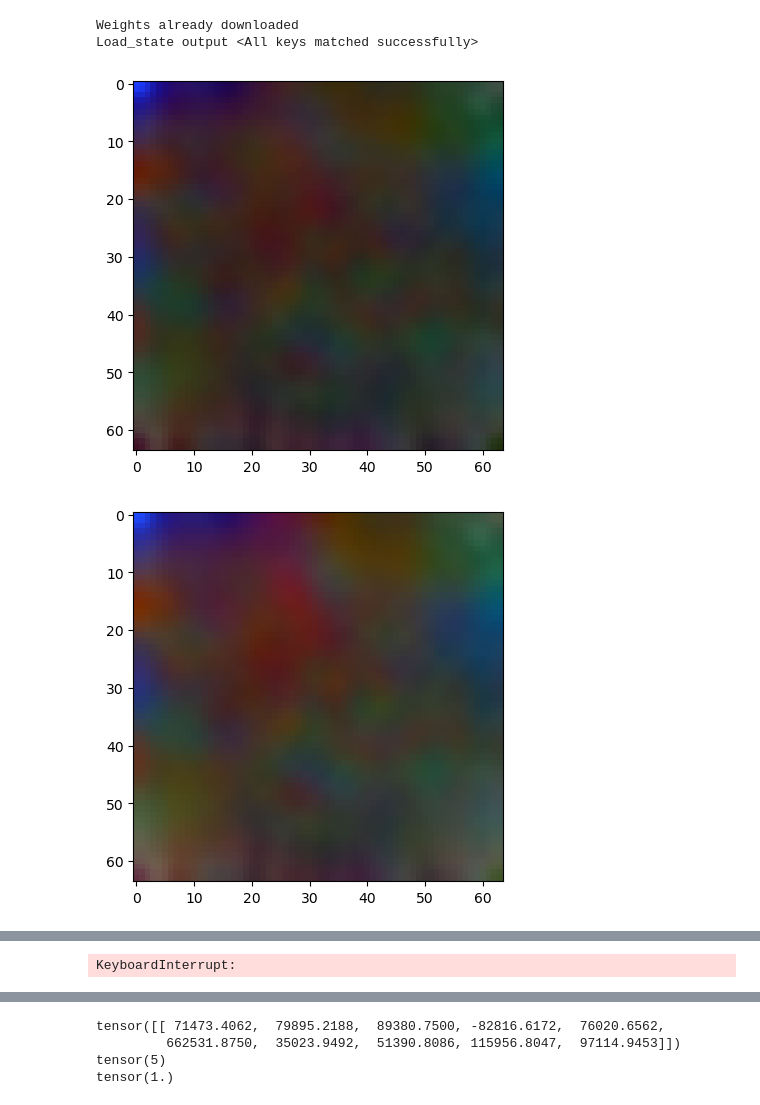
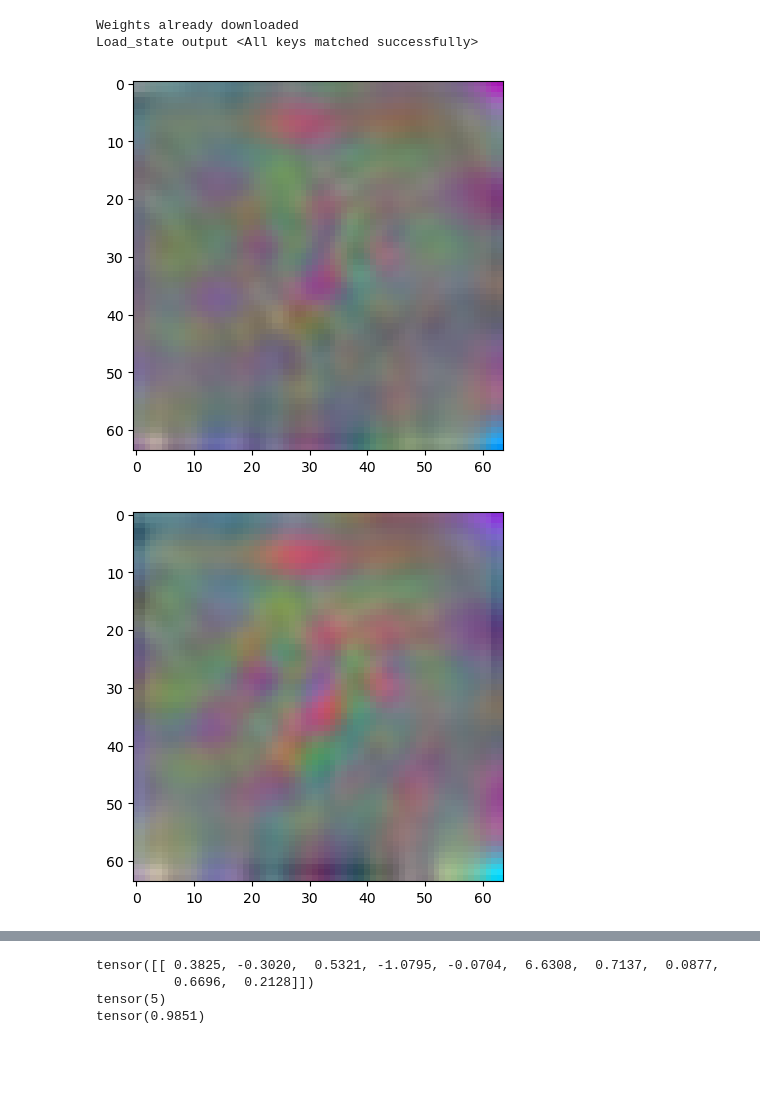
Before and after one commit to V-G-spec/DLProject-MLP, a Jupyter notebook: Experiments/Charles/MLP/B_12_W_1024.ipynb, the cells around one changed output, grey strips where cells are left out. Cells and saved outputs as stored; diff of their text form; code cells hidden in the pictures; blank space fills up the shorter version.

```diff
--- a/Experiments/Charles/MLP/B_12_W_1024.ipynb
+++ b/Experiments/Charles/MLP/B_12_W_1024.ipynb
@@ -66,7 +62,7 @@ start_step_size = 0.001
 end_step_size = 0.001
 
 
-start_sig = 1 #was 1 Having a decaying sigma seems to yield better results
+start_sig = 0.5 #was 1 Having a decaying sigma seems to yield better results
 end_sig = 0.5
 jitter = 7 # Jitter doesn't seem to help too much
 theta_decay = 0.0001 # Theta decay seems to help (0.02 seems good)
@@ -80,33 +76,33 @@ for epoch in range(epochs):
   model.zero_grad()
   if input.grad != None:
     input.grad.zero_()
   y_pred = model.forward(input)
   #print(y_pred[0,idx])
   y_pred[0,idx].backward()
 
   g = input.grad
   # ox, oy = np.random.randint(-jitter, jitter+1, 2)
 
   with torch.no_grad():
 
     step_size = start_step_size + ((end_step_size - start_step_size) * epoch) / epochs
     input += step_size/np.abs(g).mean() * g
 
     # input = input.roll( ox, -1) # apply jitter shift
     # input = input.roll( oy, -2)
 
-    input = input.mul((1.0 - theta_decay)) # weight decay
+    #input = input.mul((1.0 - theta_decay)) # weight decay
 
     sig = start_sig + ((end_sig - start_sig) * epoch) / epochs
     blurrer = transforms.GaussianBlur(kernel_size=5, sigma=sig)
     input = blurrer(input)
 
   input.requires_grad_()
 
   if (epoch+1) % (epochs/num_im_save) == 0:
     checkpoints.append(input)
     show_im(input)
     plt.show()
 # %% [output]
-[figure, old version]
+[figure, new version]
-[figure, old version]
+[figure, new version]
@@ -115 +110,0 @@ for epoch in range(epochs):
-KeyboardInterrupt:
@@ -123,7 +124,7 @@ print(output)
 print(torch.argmax(probabilities))
 print(torch.max(probabilities))
 # %% [output]
-tensor([[ 71473.4062,  79895.2188,  89380.7500, -82816.6172,  76020.6562,
-         662531.8750,  35023.9492,  51390.8086, 115956.8047,  97114.9453]])
+tensor([[ 0.3825, -0.3020,  0.5321, -1.0795, -0.0704,  6.6308,  0.7137,  0.0877,
+          0.6696,  0.2128]])
 tensor(5)
-tensor(1.)
+tensor(0.9851)
```
Also changed, not shown: parts of 3 cells of this notebook, 7 other files.
